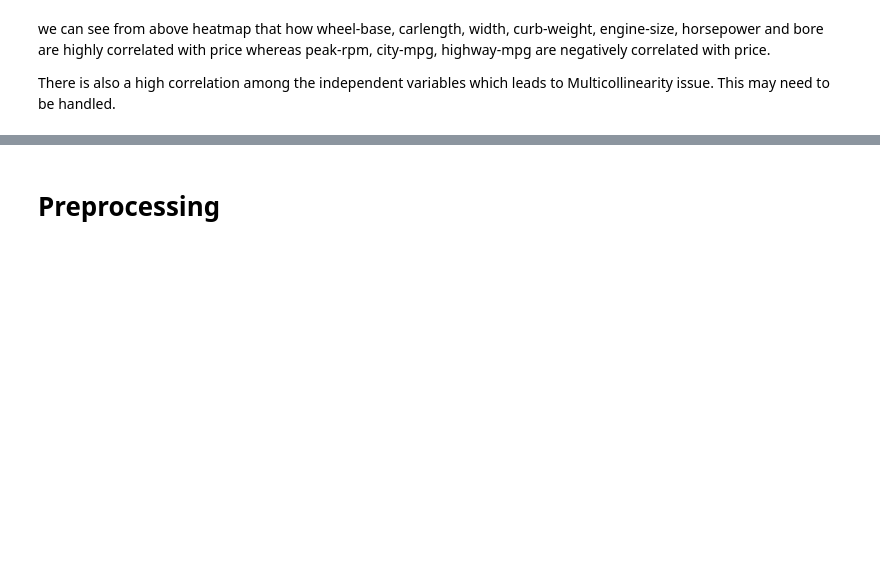
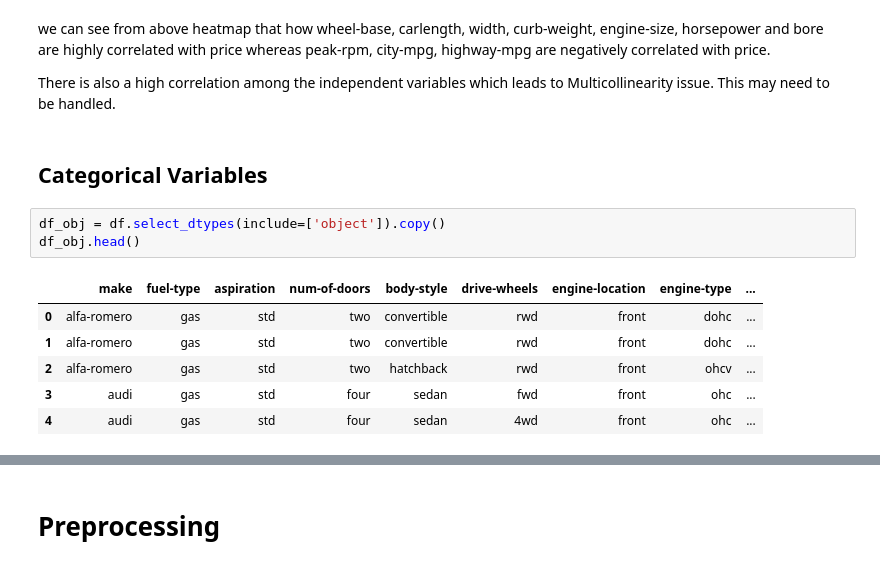
Before and after one commit to nafisa-samia/Automobile-Price-Prediction-using-Linear-Regression, a Jupyter notebook: Automobile_price_prediction_using_regression.ipynb, the cells around one changed output, grey strips where cells are left out. Drawn from its saved outputs; the diff is of its cells as text; blank space fills up the shorter version.

```diff
--- a/Automobile_price_prediction_using_regression.ipynb
+++ b/Automobile_price_prediction_using_regression.ipynb
@@ -301,3 +278,15 @@ plt.show()
 we can see from above heatmap that how wheel-base, carlength, width, curb-weight, engine-size, horsepower and bore are highly correlated with price whereas peak-rpm, city-mpg, highway-mpg are negatively correlated with price.
 
 There is also a high correlation among the independent variables which leads to Multicollinearity issue. This may need to be handled.
+# %% [markdown]
+## Categorical Variables
+# %%
+df_obj = df.select_dtypes(include=['object']).copy()
+df_obj.head()
+# %% [output]
+|  | make | fuel-type | aspiration | num-of-doors | body-style | drive-wheels | engine-location | engine-type | ... |
+| 0 | alfa-romero | gas | std | two | convertible | rwd | front | dohc | ... |
+| 1 | alfa-romero | gas | std | two | convertible | rwd | front | dohc | ... |
+| 2 | alfa-romero | gas | std | two | hatchback | rwd | front | ohcv | ... |
+| 3 | audi | gas | std | four | sedan | fwd | front | ohc | ... |
+| 4 | audi | gas | std | four | sedan | 4wd | front | ohc | ... |
```
Also changed, not shown: parts of 75 cells of this notebook.
